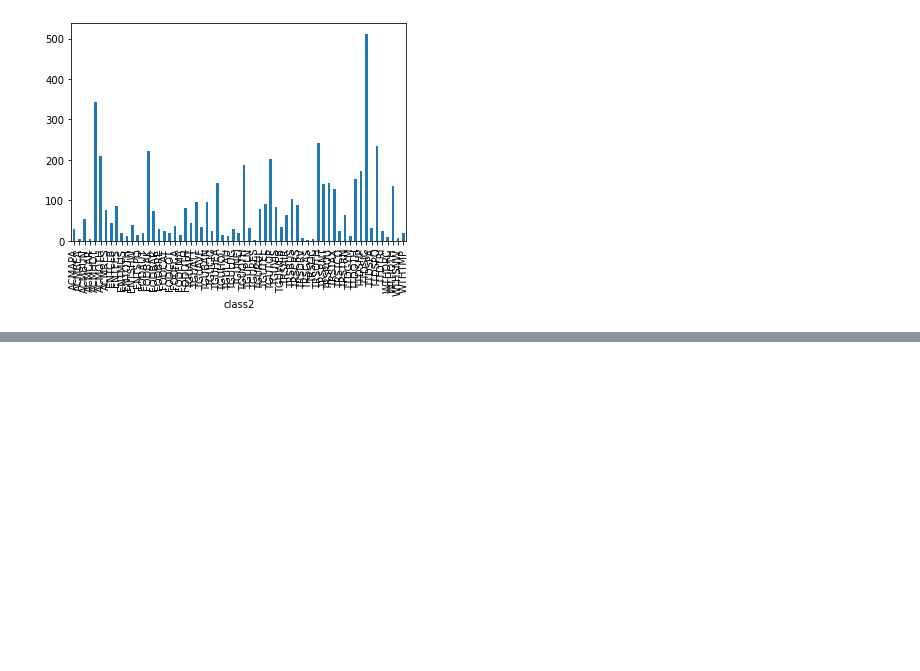
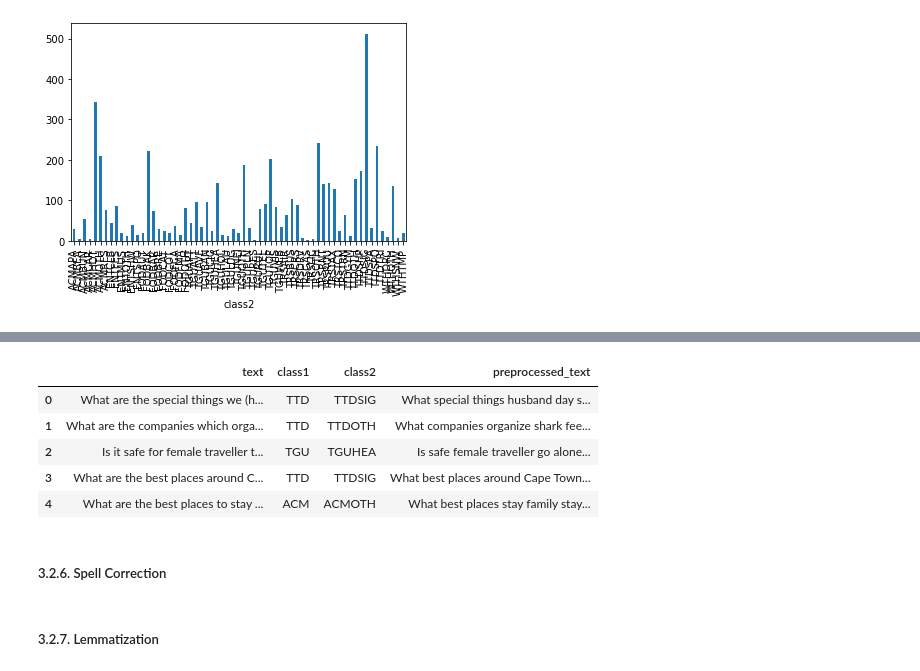
Before and after one commit to tsj1992/CS5616-NLP-A4, a Jupyter notebook: CS5616 - NLP - A4 - Text Classification.ipynb, the cells around one changed output, grey strips where cells are left out. Drawn from its saved outputs; the diff is of its cells as text; code cells hidden in the pictures; blank space fills up the shorter version.

Commit message:
preprocessing finished with stripping, removing nums and puncs, lowercasing, stopwords removal, spell correction, lemmatizing

```diff
--- a/CS5616 - NLP - A4 - Text Classification.ipynb
+++ b/CS5616 - NLP - A4 - Text Classification.ipynb
@@ -169,0 +206,3 @@ df.groupby('class2').text.count().plot.bar()
+# %%
+df['preprocessed_text'] = df['preprocessed_text'].str.translate(str.maketrans('','', string.punctuation))
+df['preprocessed_text']
@@ -169,0 +224,3 @@ df.groupby('class2').text.count().plot.bar()
+# %%
+df['preprocessed_text'] = df['preprocessed_text'].str.strip()
+df['preprocessed_text']
@@ -169,0 +242,3 @@ df.groupby('class2').text.count().plot.bar()
+# %%
+df['preprocessed_text'] = df['preprocessed_text'].str.lower()
+df['preprocessed_text']
@@ -169,0 +260,8 @@ df.groupby('class2').text.count().plot.bar()
+# %%
+def remove_english_stop_words(text):
+    tokens = nltk.word_tokenize(text)
+    filtered_words = [token for token in tokens if not token in stopwords.words('english')]
+    return ' '.join(filtered_words)
+
+df['preprocessed_text'] = df['preprocessed_text'].apply(remove_english_stop_words)
+df['preprocessed_text']
@@ -169,0 +281,11 @@ df.groupby('class2').text.count().plot.bar()
+# %%
+df.head()
+# %% [output]
+|  | text | class1 | class2 | preprocessed_text |
+| 0 | What are the special things we (h... | TTD | TTDSIG | What special things husband day s... |
+| 1 | What are the companies which orga... | TTD | TTDOTH | What companies organize shark fee... |
+| 2 | Is it safe for female traveller t... | TGU | TGUHEA | Is safe female traveller go alone... |
+| 3 | What are the best places around C... | TTD | TTDSIG | What best places around Cape Town... |
+| 4 | What are the best places to stay ... | ACM | ACMOTH | What best places stay family stay... |
+# %% [markdown]
+##### 3.2.6. Spell Correction
@@ -169,0 +310,2 @@ df.groupby('class2').text.count().plot.bar()
+# %% [markdown]
+##### 3.2.7. Lemmatization
```
Also changed, not shown: parts of 20 cells of this notebook.
